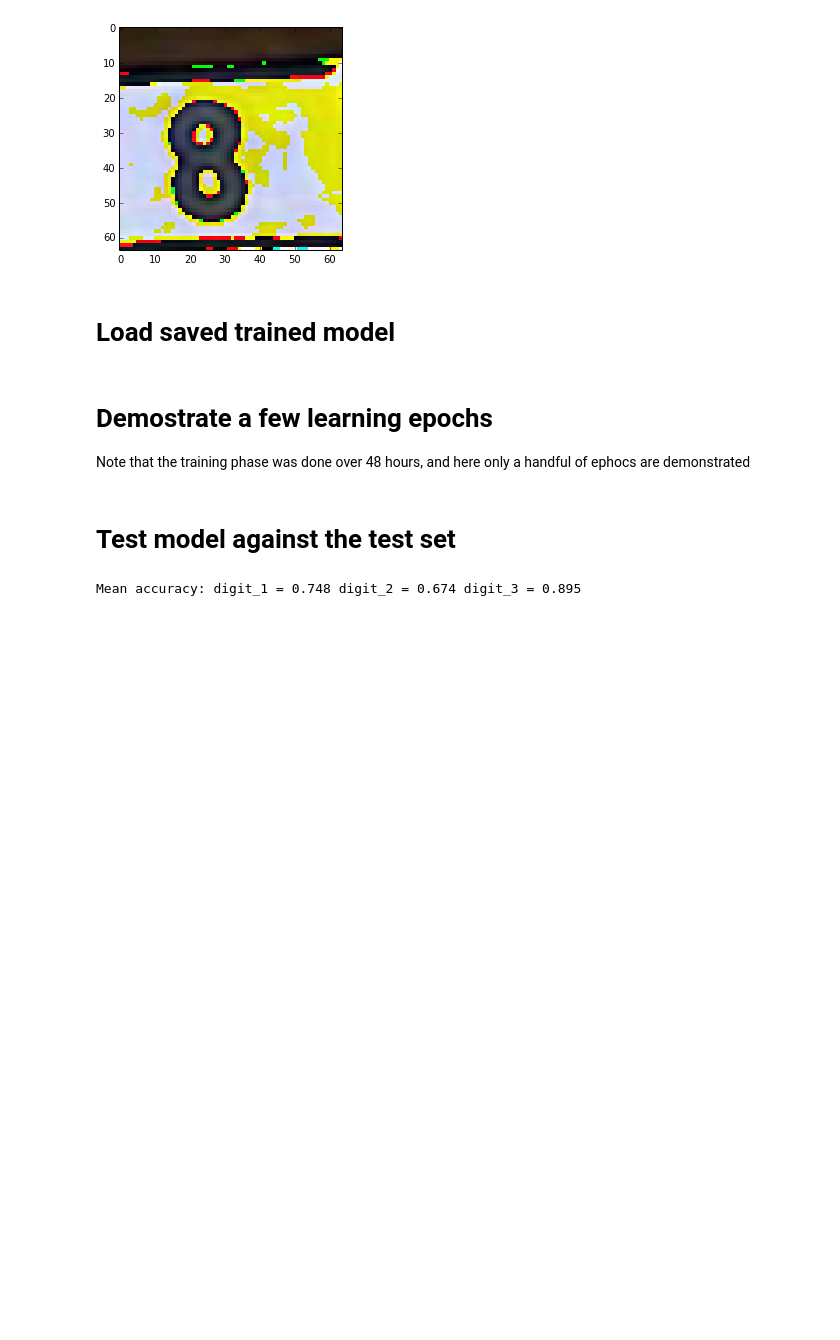
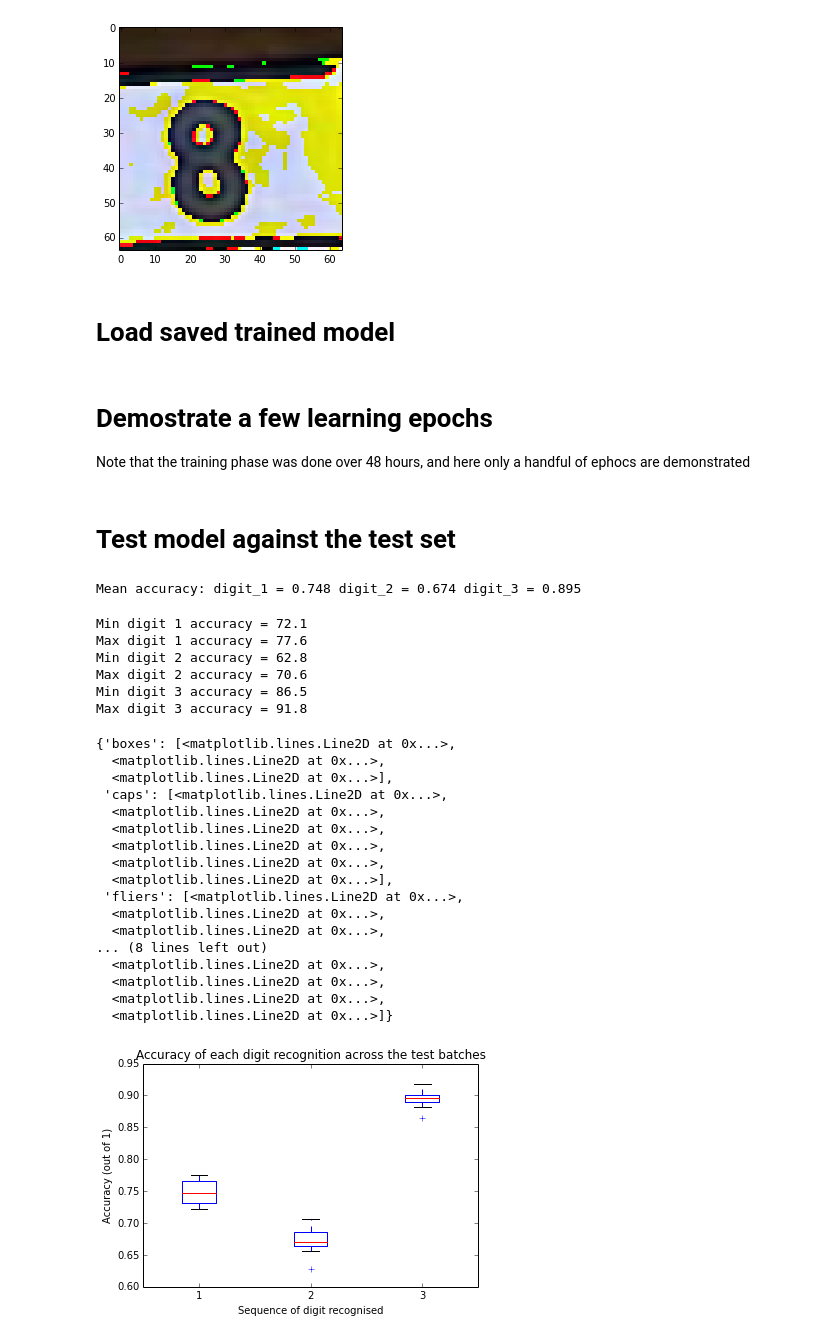
Before and after one commit to elayoubi/DeepLearning_Capstone, a Jupyter notebook: notebooks/DeepLearning.ipynb, the cells around one changed output. Drawn from its saved outputs; the diff is of its cells as text; code cells hidden in the pictures; blank space fills up the shorter version.

```diff
--- a/notebooks/DeepLearning.ipynb
+++ b/notebooks/DeepLearning.ipynb
@@ -141,7 +132,7 @@ m = model.Model()
 tf_graph = m.getGraph()
 session = m.init_interactive_session(tf_graph)
 # %%
-m.load_saved_model('/flat2/saved_models/SVHN_3_digit_May7', session)
+m.load_saved_model('../models/SVHN_model', session)
 # %% [markdown]
 # Demostrate a few learning epochs
 
@@ -196,3 +187,43 @@ import numpy as np
 print "Mean accuracy: digit_1 = %0.3f digit_2 = %0.3f digit_3 = %0.3f " % (np.array(digit1).mean(), np.array(digit2).mean(), np.array(digit3).mean())
 # %% [output]
 Mean accuracy: digit_1 = 0.748 digit_2 = 0.674 digit_3 = 0.895
+# %%
+print("Min digit 1 accuracy = %.1f" % (min(digit1) * 100 ))
+print("Max digit 1 accuracy = %.1f" % (max(digit1) * 100 ))
+
+print("Min digit 2 accuracy = %.1f" % (min(digit2) * 100 ))
+print("Max digit 2 accuracy = %.1f" % (max(digit2) * 100 ))
+
+print("Min digit 3 accuracy = %.1f" % (min(digit3) * 100 ))
+print("Max digit 3 accuracy = %.1f" % (max(digit3) * 100 ))
+# %% [output]
+Min digit 1 accuracy = 72.1
+Max digit 1 accuracy = 77.6
+Min digit 2 accuracy = 62.8
+Max digit 2 accuracy = 70.6
+Min digit 3 accuracy = 86.5
+Max digit 3 accuracy = 91.8
+# %%
+plt.title("Accuracy of each digit recognition across the test batches")
+plt.xlabel("Sequence of digit recognised")
+plt.ylabel("Accuracy (out of 1)")
+plt.boxplot([digit1, digit2, digit3])
+# %% [output]
+{'boxes': [<matplotlib.lines.Line2D at 0x...>,
+  <matplotlib.lines.Line2D at 0x...>,
+  <matplotlib.lines.Line2D at 0x...>],
+ 'caps': [<matplotlib.lines.Line2D at 0x...>,
+  <matplotlib.lines.Line2D at 0x...>,
+  <matplotlib.lines.Line2D at 0x...>,
+  <matplotlib.lines.Line2D at 0x...>,
+  <matplotlib.lines.Line2D at 0x...>,
+  <matplotlib.lines.Line2D at 0x...>],
+ 'fliers': [<matplotlib.lines.Line2D at 0x...>,
+  <matplotlib.lines.Line2D at 0x...>,
+  <matplotlib.lines.Line2D at 0x...>,
+... (8 lines left out)
+  <matplotlib.lines.Line2D at 0x...>,
+  <matplotlib.lines.Line2D at 0x...>,
+  <matplotlib.lines.Line2D at 0x...>,
+  <matplotlib.lines.Line2D at 0x...>]}
+[figure, added]
```
Also changed, not shown: parts of 3 cells of this notebook, 1 other file.
